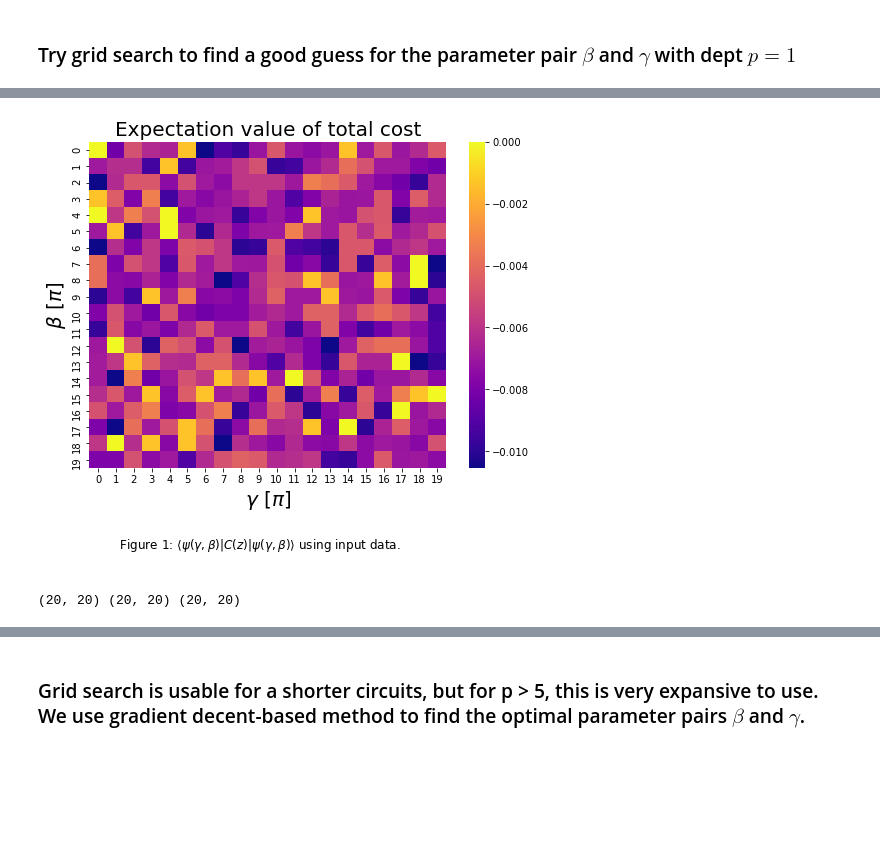
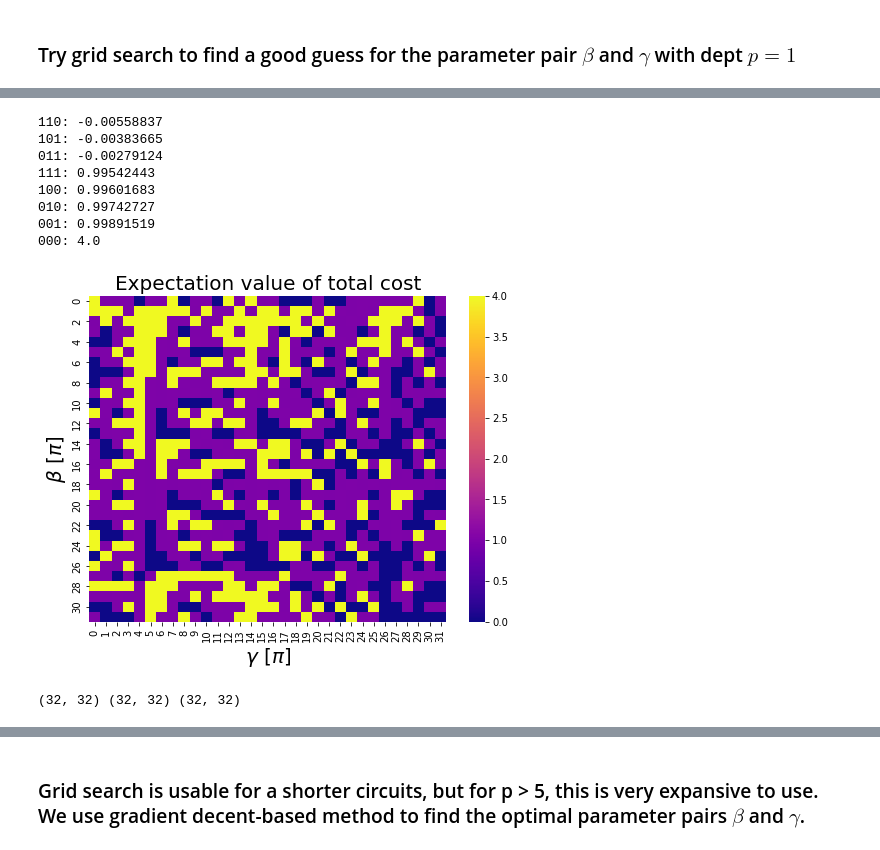
Before and after one commit to jimphon88/quantum-computing, a Jupyter notebook: small problems/mean variance optimization vanilla.ipynb, the cells around one changed output, grey strips where cells are left out. Drawn from its saved outputs; the diff is of its cells as text; code cells hidden in the pictures; blank space fills up the shorter version.

Commit message:
corrected circuit

```diff
--- a/small problems/mean variance optimization vanilla.ipynb
+++ b/small problems/mean variance optimization vanilla.ipynb
@@ -464,0 +372,7 @@ def get_expected_loss(counts):
+# %%
+P = -lam/2*np.min(Q)*k**2 + k*np.max(r)
+P = 0.5
+
+J = 1/4 * (lam/2*Q + P*np.ones((n,n)))
+h = 1/2 * (r + 2*k*P*np.ones(n) - np.ones(n).dot((lam/2*Q + P*np.ones((n,n)))))
+C = k**2*P - 1/2*(r + 2*k*P*np.ones(n)).dot(np.ones(n)) + np.ones(n).dot(1/4*(lam/2*Q+P*np.ones((n,n)))).dot(np.ones(n))
@@ -464,0 +381,6 @@ def get_expected_loss(counts):
+# %%
+x = gurobi
+z = qubo_to_ising(x)
+print(x)
+print(z)
+print(round(obj_val(x),8) == round(obj_val_ising(z),8))
@@ -485,0 +476,30 @@ for _b, beta in enumerate(np.arange(0,1,1/loss_dim)):
+# %%
+
+qc = QuantumCircuit(n)
+start = 0
+while start < p:
+    beta  = beta_list[start]
+    gamma = gamma_list[start]
+
+    for i in range(n-1):
+        for j in range(i+1,n):
+            # first, add CNOT gate from i to j
+            # second, rotate j along the z axis by gamma
+            # finally, add another CNOT gate from i to j
+            qc.rzz(gamma * 2 * J[i][j], i, j)
+        qc.barrier()
+    qc.rzz(gamma * 2 * J[n-1][0], n-1, 0)
+    qc.barrier()
+
+    for i in range(n):
+        qc.rz(gamma * h[i], i)
+
+    for i in range(n):
+        # rotate i along the x axis by beta
+        qc.rx(2 * (beta), i)
+    start += 1
+
+psi = QuantumCircuit(n)
+for i in range(n):
+    psi.h(i)
+psi = CircuitStateFn(psi)
@@ -486,22 +549,42 @@ for _b, beta in enumerate(np.arange(0,1,1/loss_dim)):
+# %%
+report = {}
+for count in counts:
+    count_array = [int(s) for s in count]
+    report[count] = round(obj_val_qubo(count_array),8)
+report = {k: v for k, v in sorted(report.items(), key=lambda item: item[1])}
+for count in report:
+    text = f"{count}: {round(report[count],8)}"
+    count_array = [int(s) for s in count]
+    if count_array == gurobi:
+        print_bold(text)
+    else:
+        print(text)
+# %% [output]
+110: -0.00558837
+101: -0.00383665
+011: -0.00279124
+111: 0.99542443
+100: 0.99601683
+010: 0.99742727
+001: 0.99891519
+000: 4.0
 # %%
 fig, ax = plt.subplots(figsize=(8,6))
 sns.heatmap(expected_loss, cbar=True,cmap='plasma')
 ax.set_title('Expectation value of total cost',size=20)
 ax.set_xlabel(r'$\gamma \ [\pi]$',size=20)
 ax.set_ylabel(r'$\beta \ [\pi]$',size=20)
 text = r'''
         Figure {}: $\langle \psi(\gamma,\beta)|C(z)|\psi(\gamma,\beta) \rangle$ using input data.
         '''.format(1)
-plt.text(0,26, text, ha='left', size=12)
+# plt.text(loc='bottom', ha='left', size=12)
 plt.show()
 # %% [output]
-[figure, old version]
+[figure, new version]
 # %%
-X = np.pi*np.arange(0,1,1/loss_dim)
-Y = np.pi*np.arange(0,2,2/loss_dim)
-X = np.arange(0,loss_dim)
-Y = X.copy()
+X = 2*iter_list
+Y = 2*iter_list
 X,Y = np.meshgrid(X,Y)
 print(X.shape, Y.shape, expected_loss.shape)
 # %% [output]
-(20, 20) (20, 20) (20, 20)
+(32, 32) (32, 32) (32, 32)
```
Also changed, not shown: parts of 41 cells of this notebook, 1 other file.
